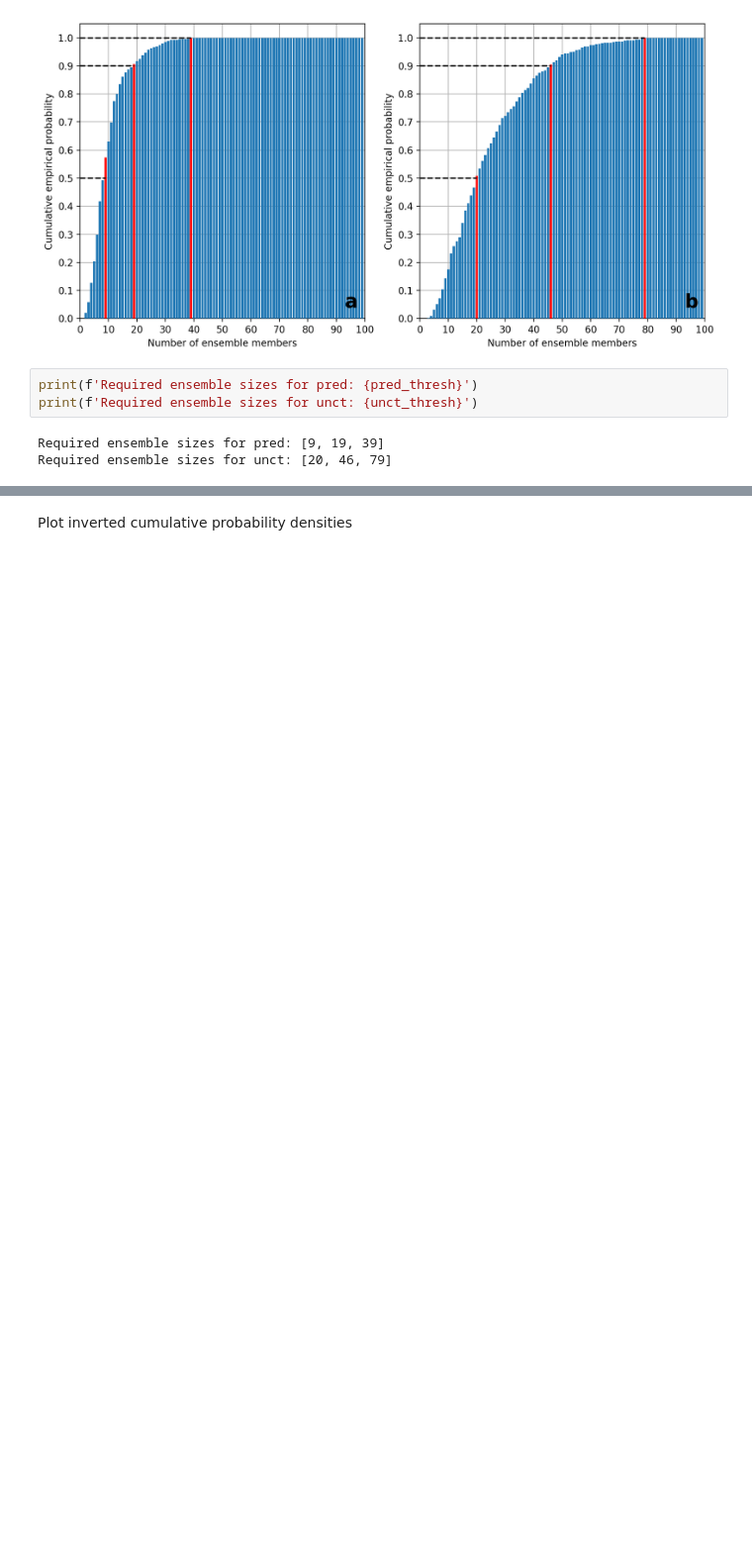
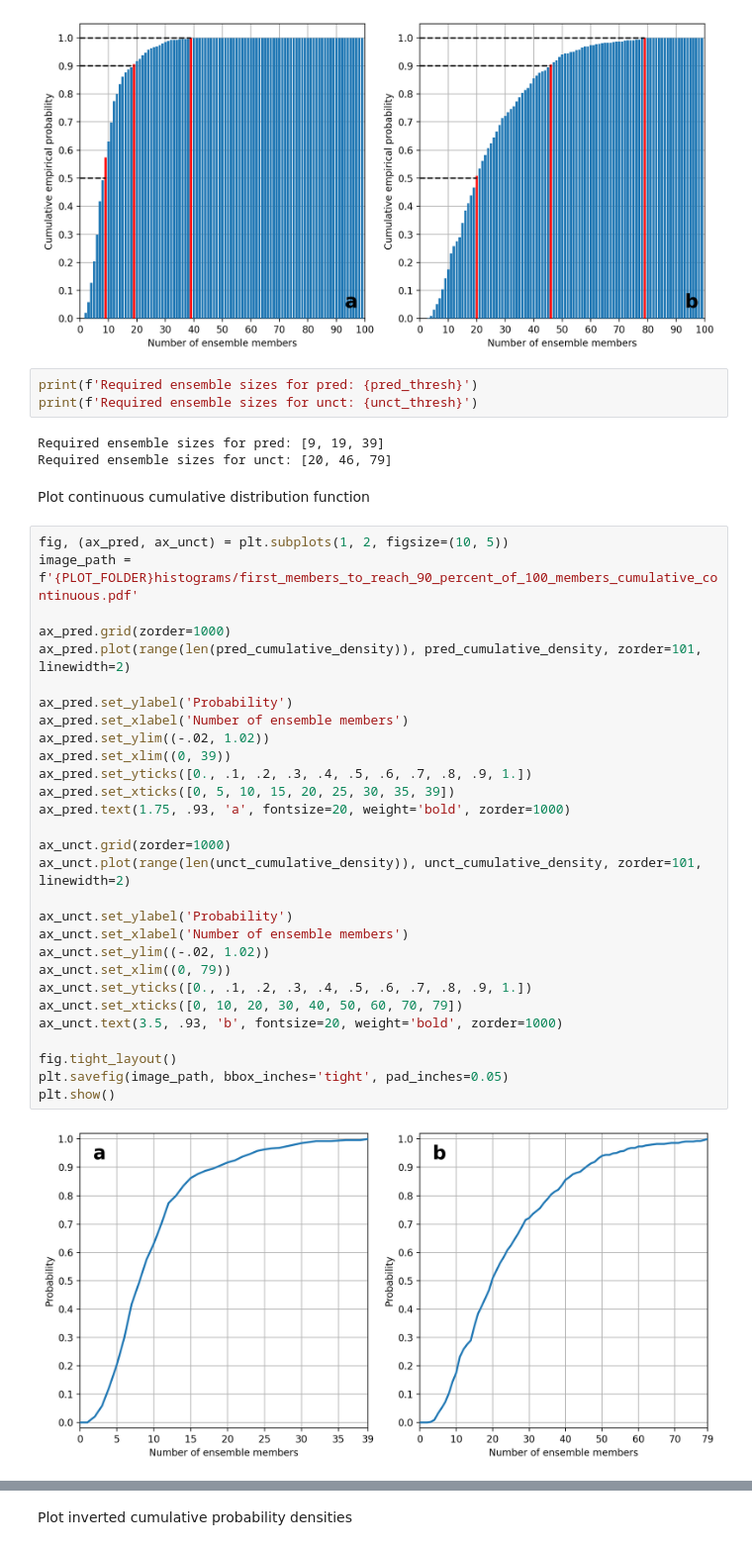
Before and after one commit to ThomasDutschmann/ensemble_uncertainties, a Jupyter notebook: publication/notebooks/results_analysis/cumulative_performances/visualize_ensemble_size_influence.ipynb, the cells around one changed output, grey strips where cells are left out. Shown at 99% size. Drawn from its saved outputs; the diff is of its cells as text; blank space fills up the shorter version.

```diff
--- a/publication/notebooks/results_analysis/cumulative_performances/visualize_ensemble_size_influence.ipynb
+++ b/publication/notebooks/results_analysis/cumulative_performances/visualize_ensemble_size_influence.ipynb
@@ -326,3 +326,36 @@ print(f'Required ensemble sizes for unct: {unct_thresh}')
 # %% [output]
 Required ensemble sizes for pred: [9, 19, 39]
 Required ensemble sizes for unct: [20, 46, 79]
+# %% [markdown]
+Plot continuous cumulative distribution function
+# %%
+fig, (ax_pred, ax_unct) = plt.subplots(1, 2, figsize=(10, 5))
+image_path = f'{PLOT_FOLDER}histograms/first_members_to_reach_90_percent_of_100_members_cumulative_continuous.pdf'
+
+ax_pred.grid(zorder=1000)
+ax_pred.plot(range(len(pred_cumulative_density)), pred_cumulative_density, zorder=101, linewidth=2)
+
+ax_pred.set_ylabel('Probability')
+ax_pred.set_xlabel('Number of ensemble members')
+ax_pred.set_ylim((-.02, 1.02))
+ax_pred.set_xlim((0, 39))
+ax_pred.set_yticks([0., .1, .2, .3, .4, .5, .6, .7, .8, .9, 1.])
+ax_pred.set_xticks([0, 5, 10, 15, 20, 25, 30, 35, 39])
+ax_pred.text(1.75, .93, 'a', fontsize=20, weight='bold', zorder=1000)
+
+ax_unct.grid(zorder=1000)
+ax_unct.plot(range(len(unct_cumulative_density)), unct_cumulative_density, zorder=101, linewidth=2)
+
+ax_unct.set_ylabel('Probability')
+ax_unct.set_xlabel('Number of ensemble members')
+ax_unct.set_ylim((-.02, 1.02))
+ax_unct.set_xlim((0, 79))
+ax_unct.set_yticks([0., .1, .2, .3, .4, .5, .6, .7, .8, .9, 1.])
+ax_unct.set_xticks([0, 10, 20, 30, 40, 50, 60, 70, 79])
+ax_unct.text(3.5, .93, 'b', fontsize=20, weight='bold', zorder=1000)
+
+fig.tight_layout()
+plt.savefig(image_path, bbox_inches='tight', pad_inches=0.05)
+plt.show()
+# %% [output]
+[figure, added]
```
Also changed, not shown: parts of 4 cells of this notebook, 4 other files.
